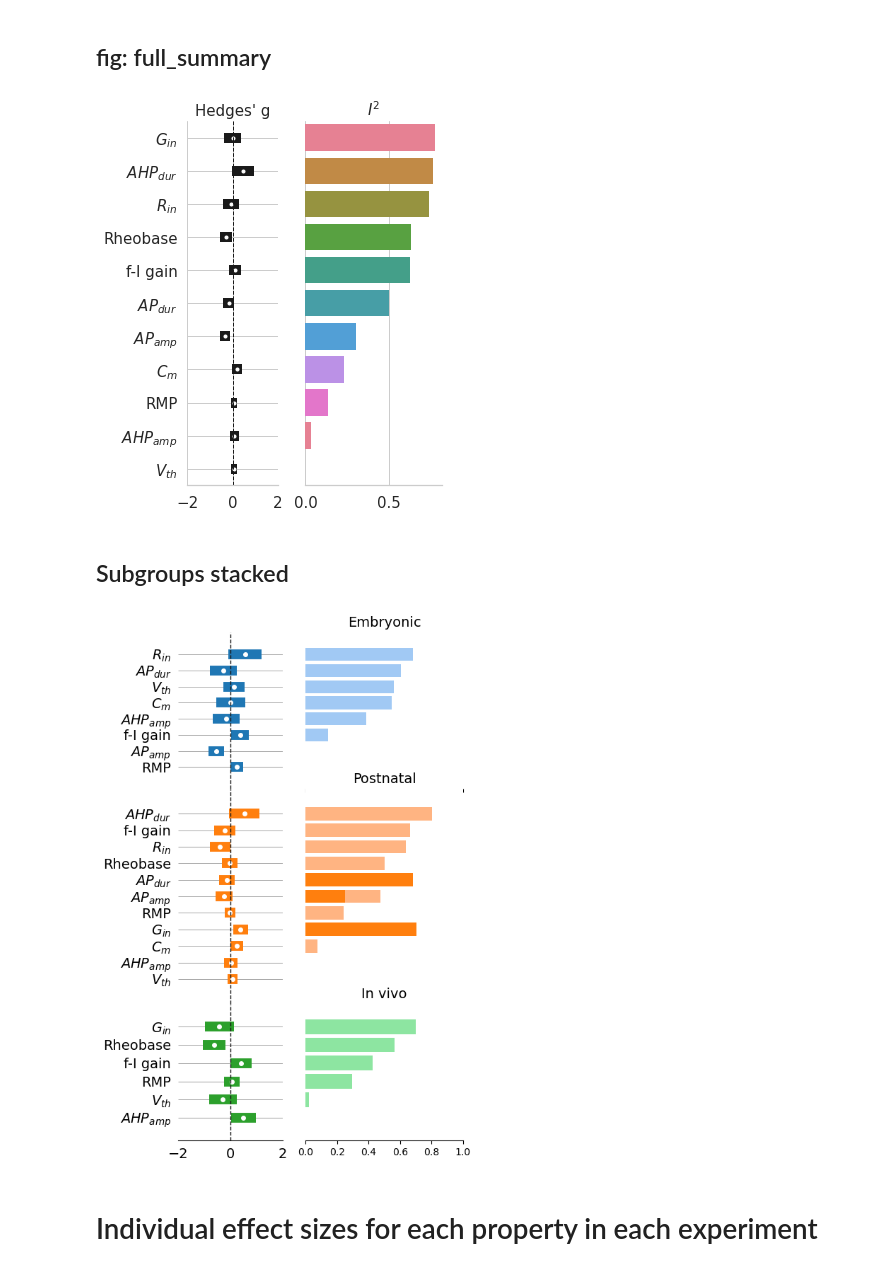
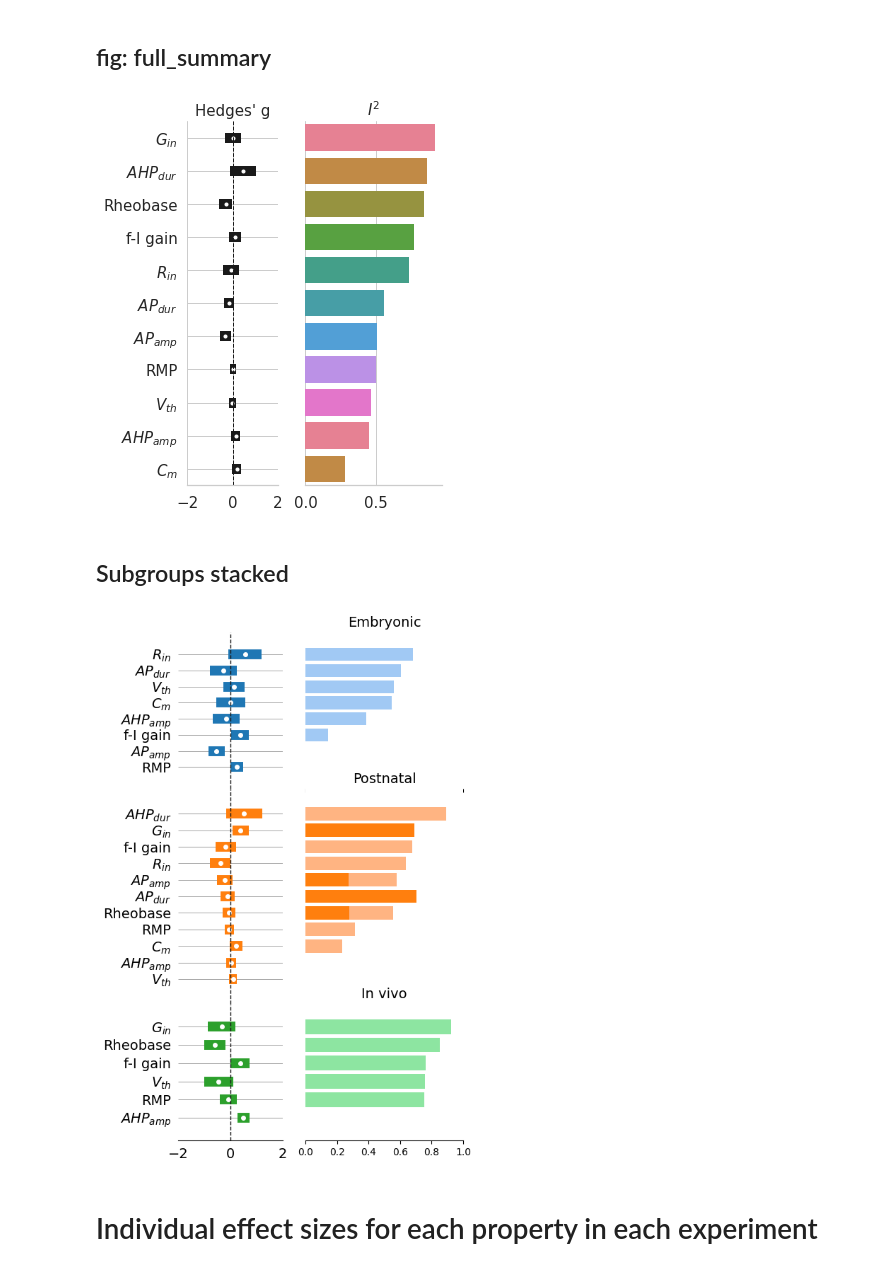
Before and after one commit to nuoxuxu/My-dissertation, a Jupyter notebook: my-dissertation.ipynb, the cells around one changed output. Drawn from its saved outputs; the diff is of its cells as text; code cells hidden in the pictures.

```diff
--- a/my-dissertation.ipynb
+++ b/my-dissertation.ipynb
@@ -42,8 +39,8 @@ def metacont(df):
             Wstar = 1/(data['var']+Tsquared)
             var = 1/sum(Wstar)
             Mstar = sum(Wstar*data['g'])/sum(Wstar)
-            lo = Mstar - 1.96*sqrt(var)
-            hi = Mstar + 1.96*sqrt(var)
+            lo = Mstar - 1.96*np.sqrt(var)
+            hi = Mstar + 1.96*np.sqrt(var)
             Z = Mstar/np.sqrt(var)
             power = (1-norm.pdf(1.96-abs(Z))) + norm.pdf(-1.96-abs(Z))
             row = pd.DataFrame(np.array([[int(len(data)), Q, Mstar, lo, hi, var, Tsquared, Isquared, Z, power]]),
@@ -254,7 +251,7 @@ def summary(df):
             g = dabest_object.hedges_g.results['difference'][0]
             lo = dabest_object.hedges_g.results['bca_low'][0]
             hi = dabest_object.hedges_g.results['bca_high'][0]
-            var = ((hi-lo)/1.96)**2
+            var = (((hi-lo)/2)/1.96)**2
             if df['key'].unique()[0]=='Jorgensen2020':
                 transgene = 'G127X'
             else:
@@ -461,7 +458,7 @@ def draw_summary(df):
     ax1.set_xlim(-2, 2)
     x = df['weighted mean']
     y = df['weighted mean'].index.map(prop_labels)
-    ax1.plot(x, y, 'ko', markersize=3, color='w')
+    ax1.plot(x, y, 'o', markersize=3, color='w')
     x_low = df['lo']
     x_high = df['hi']
     ax1.hlines(y, x_low, x_high, lw=10, color='k')
@@ -491,6 +488,6 @@ def draw_summary(df):
     fig.savefig('./images/full_summary.pdf')
 draw_summary(metacont(full))
 # %% [output]
-[figure, old version]
+[figure, new version]
 # %% [markdown]
 ## Subgroups stacked
@@ -509,3 +494,5 @@ darker = {'AHP amp': 0,
+# %%
+darker = metacont(G93A)['I^2'].to_dict()
 # %%
 light = iter(sns.color_palette('pastel', 3))
 default = iter(sns.color_palette('tab10', 3))
@@ -525,7 +512,7 @@ for ax, df in zip(axs.T[0], [full.loc[full['type']==subgroup] for subgroup in ['
     data = metacont(df).sort_values(by=['I^2'], ascending=True)
     x = data['weighted mean']
     y = data['weighted mean'].index.map(prop_labels)
-    ax.plot(x, y, 'ko', markersize=4, c='w')
+    ax.plot(x, y, 'o', markersize=4, c='w')
     x_low = data['lo']
     x_high = data['hi']
     ax.hlines(y, x_low, x_high, lw=10, color=next(default))
@@ -547,34 +534,34 @@ for ax, df in zip(axs.T[0], [full.loc[full['type']==subgroup] for subgroup in ['
 for ax, df in zip(axs.T[1],
                         [full.loc[full['type']==subgroup] for subgroup in ['embryonic', 'postnatal', 'in vivo']]):
     df = metacont(df)
     df = df.sort_values(by=['I^2'], ascending=True)
     ax.barh(df.index.map(prop_labels), df['I^2'], color=next(light))
     sns.despine(left=True, right=True, top=True, bottom=False)
     ax.set_xlim(0, 1)
     for tick in ax.get_yticklines():
             tick.set_visible(False)
 
 axs[1, 1].barh(pd.DataFrame(darker, index=range(0,11)).T[0].index.map(prop_labels),
                pd.DataFrame(darker, index=range(0,11)).T[0].values,
               color = sns.color_palette()[1])
 
 #axs[2, 1].barh(metacont(in_vivo.loc[in_vivo['transgene']=='G93A'])['I^2'].index.map(prop_labels),
               #metacont(in_vivo.loc[in_vivo['transgene']=='G93A'])['I^2'].values, color = sns.color_palette()[2],
               #alpha=0.3)
 
 for ax in axs[0:2].flat:
     ax.tick_params(labelbottom=False)
     ax.spines['bottom'].set_visible(False)
 for tick in ax.get_xticklines():
     tick.set_visible(False)
 for ax, title in zip(axs.T[1], ['Embryonic', 'Postnatal', 'In vivo']):
     ax.set_title(title, fontsize=14)
 
 fig.tight_layout()
 plt.subplots_adjust(hspace=0)
 fig.savefig('./images/stacked.pdf')
 # %% [output]
-[figure, old version]
+[figure, new version]
 # %% [markdown]
 # Individual effect sizes for each property in each experiment
 # %% [markdown]
```
Also changed, not shown: parts of 9 cells of this notebook, 13 other files.
